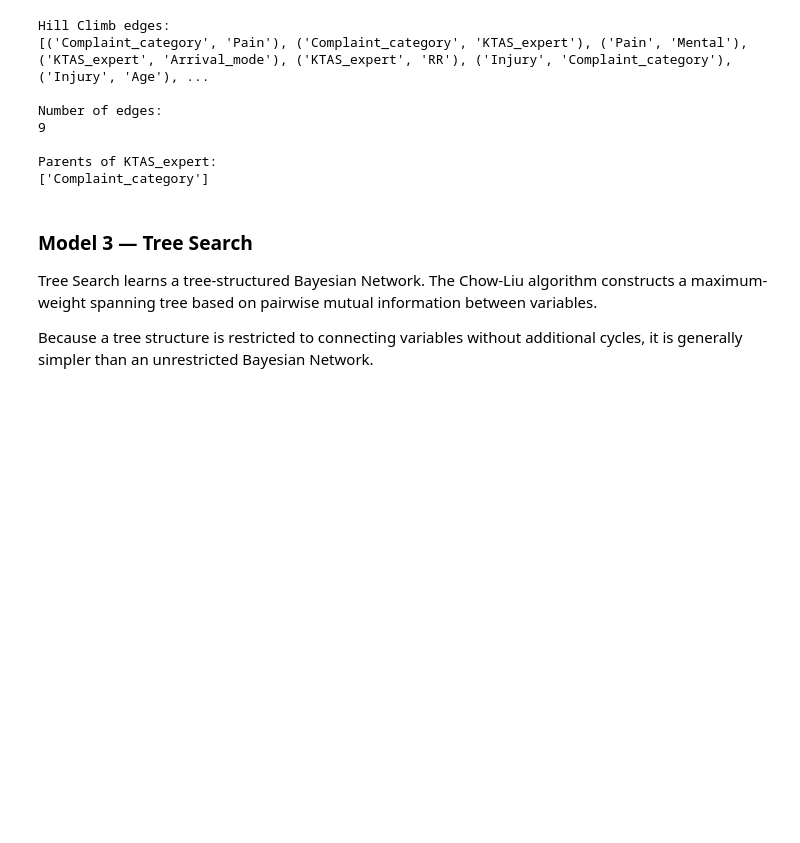
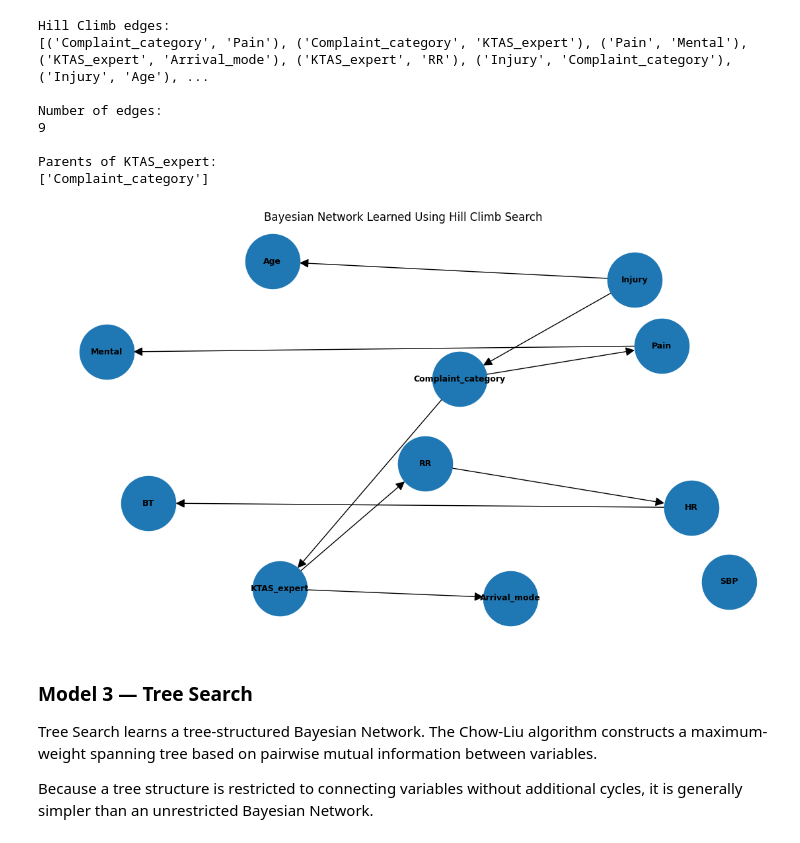
Before and after one commit to Zimengyi/ER-Triage-Classification-Using-Bayesian-Networks, a Jupyter notebook: ER_Triage_Classification_Using_Bayesian_Networks.ipynb, the cells around one changed output. Saved outputs shown, nothing was run; the diff lists cells and outputs as text; code cells hidden in the pictures; blank space fills up the shorter version.

```diff
--- a/ER_Triage_Classification_Using_Bayesian_Networks.ipynb
+++ b/ER_Triage_Classification_Using_Bayesian_Networks.ipynb
@@ -1211,6 +1319,13 @@ Number of edges:
 
 Parents of KTAS_expert:
 ['Complaint_category']
+# %%
+draw_bn(
+    hc_model,
+    "Bayesian Network Learned Using Hill Climb Search"
+)
+# %% [output]
+[figure, added]
 # %% [markdown]
 ### Model 3 — Tree Search
 
```
Also changed, not shown: parts of 40 cells of this notebook.
